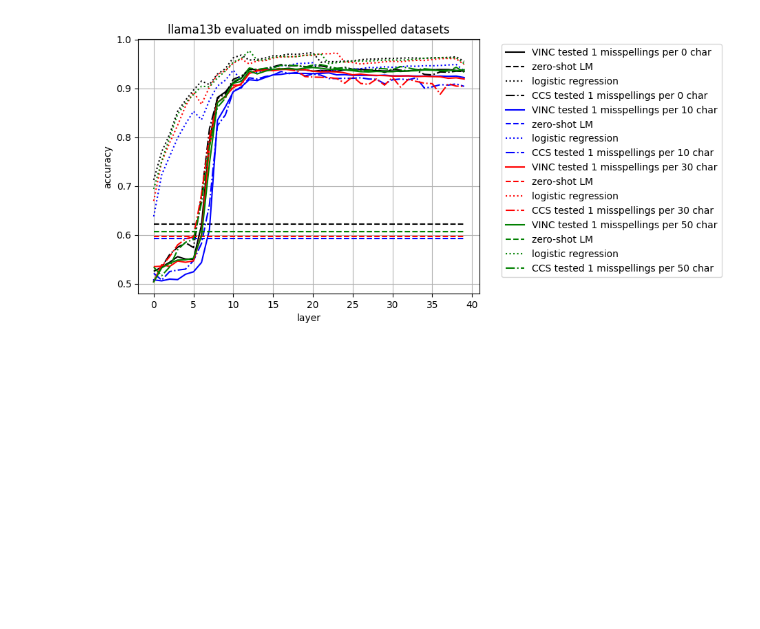
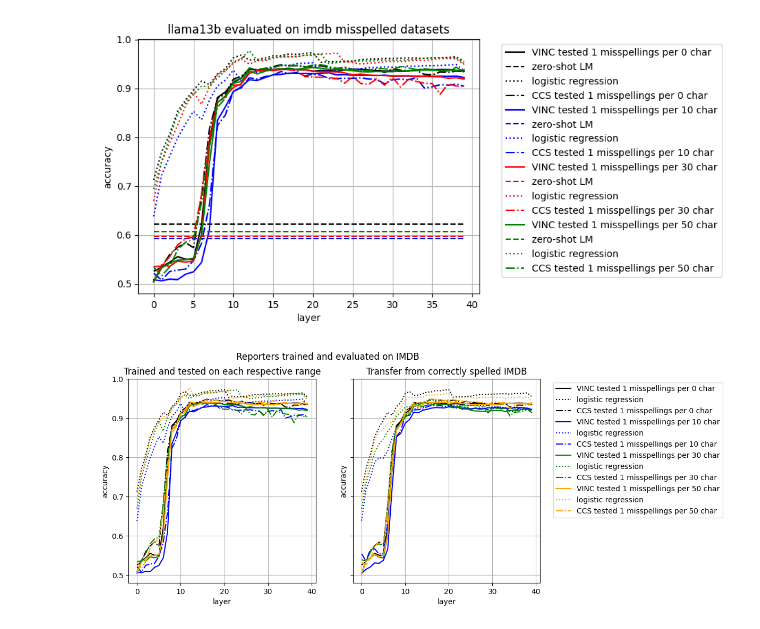
Before and after one commit to EleutherAI/elk, a Jupyter notebook: elk/results/imdb_test_results.ipynb, the cells around one changed output. Saved outputs shown, nothing was run; the diff lists cells and outputs as text; code cells hidden in the pictures; blank space fills up the shorter version.

```diff
--- a/elk/results/imdb_test_results.ipynb
+++ b/elk/results/imdb_test_results.ipynb
@@ -27,7 +27,9 @@ for d in [10,30,50]:
     original_dataset = f"imdb_misspelled_0"
     dataset = f"imdb_misspelled_{d}"
     vinc_transfer_path = f'/home/waree/elk-reporters/test-huggyllama/llama-13b/sethapun/imdb_misspelled_0/vinc/transfer_eval/sethapun/imdb_misspelled_{d}/eval.csv'
+    ccs_transfer_path = f'/home/waree/elk-reporters/test-huggyllama/llama-13b/sethapun/imdb_misspelled_0/ccs/transfer_eval/sethapun/imdb_misspelled_{d}/eval.csv'
     load_data(data, original_dataset, dataset, 'vinc', vinc_transfer_path)
+    load_data(data, original_dataset, dataset, 'ccs', ccs_transfer_path)
 # %%
 fig, ax = plt.subplots()
 ax.set_title(fr"llama13b evaluated on imdb misspelled datasets")
@@ -67,3 +69,71 @@ ax.legend(bbox_to_anchor=(1.05, 1), loc='upper left')
 plt.show()
 # %% [output]
 [figure]
+# %%
+# trained and tested vs transfer
+
+fig, axs = plt.subplots(ncols=2, figsize=(10, 5), sharey = True)
+
+# Set big title for the whole figure
+fig.suptitle("Reporters trained and evaluated on IMDB")
+
+ax = axs[0]
+ax.set_title(fr"Trained and tested on each respective range")
+ax.set_xlabel("layer")
+ax.set_ylabel("accuracy")
+ax.grid(True)
+
+for i,d in enumerate([0,10,30,50]):
+    dataset = f"imdb_misspelled_{d}"
+
+    experiment = data[(dataset, dataset, 'vinc')]
+    layers = experiment['layer']
+
+    acc = experiment['acc']
+    # Set line color for current dataset
+    line_color = line_colors[i]
+    ax.plot(layers, acc, label=f'VINC tested 1 misspellings per {d} char', color=line_color)
+
+    if 'lr_acc' in experiment.columns:
+        lr_acc = experiment['lr_acc']
+        # Set line color and style for logistic regression dataset
+        ax.plot(layers, lr_acc, label='logistic regression',
+                color=line_color, linestyle=lr_line_style)
+
+    experiment = data[(dataset, dataset, 'ccs')]
+    layers = experiment['layer']
+    acc = experiment['acc']
+    ax.plot(layers, acc, label=f'CCS tested 1 misspellings per {d} char', color=line_color, linestyle=ccs_line_style)
+
+ax = axs[1]
+ax.set_title(fr"Transfer from correctly spelled IMDB")
+ax.set_xlabel("layer")
+ax.set_ylabel("accuracy")
+ax.grid(True)
+
+for i,d in enumerate([0,10,30,50]):
+    dataset = f"imdb_misspelled_{d}"
+
+    experiment = data[(original_dataset, dataset, 'vinc')]
+    layers = experiment['layer']
+
+    acc = experiment['acc']
+    # Set line color for current dataset
+    line_color = line_colors[i]
+    ax.plot(layers, acc, label=f'VINC tested 1 misspellings per {d} char', color=line_color)
+
+    if 'lr_acc' in experiment.columns:
+        lr_acc = experiment['lr_acc']
+        # Set line color and style for logistic regression dataset
+        ax.plot(layers, lr_acc, label='logistic regression',
+                color=line_color, linestyle=lr_line_style)
+
+    experiment = data[(original_dataset, dataset, 'ccs')]
+    layers = experiment['layer']
+    acc = experiment['acc']
+    ax.plot(layers, acc, label=f'CCS tested 1 misspellings per {d} char', color=line_color, linestyle=ccs_line_style)
+
+ax.legend(bbox_to_anchor=(1.05, 1), loc='upper left')
+plt.show()
+# %% [output]
+[figure, added]
```
Also changed, not shown: 2 other files.
